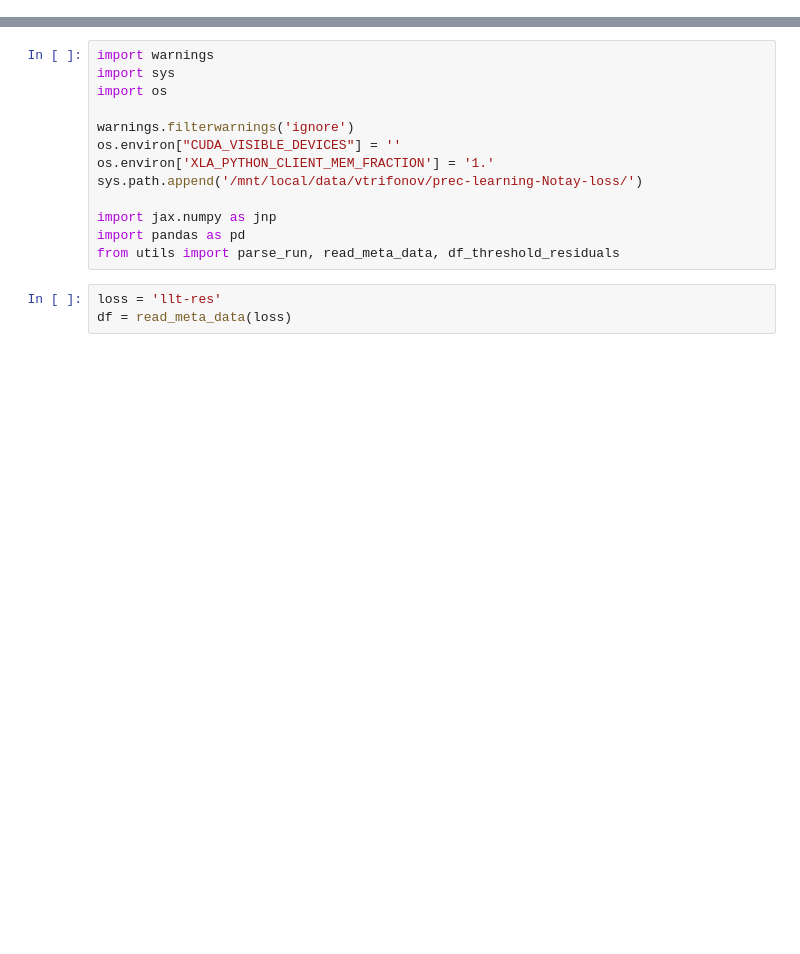
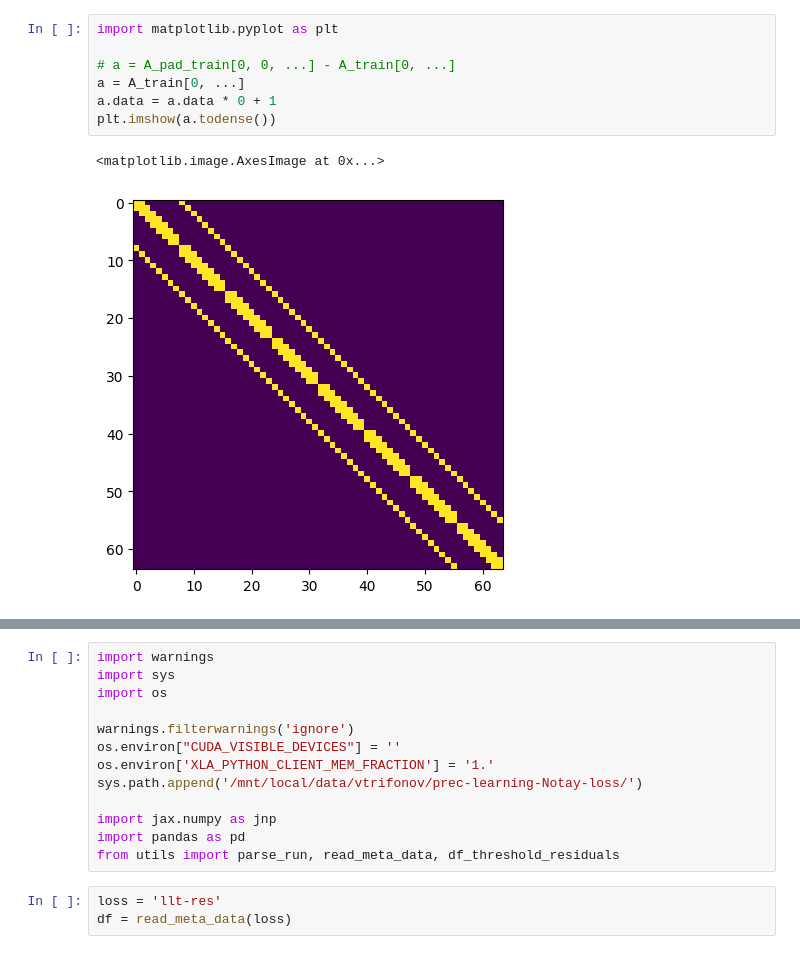
Before and after one commit to vltrifonov/PreCorrector, a Jupyter notebook: experiments/scratch.ipynb, the cells around one changed output, grey strips where cells are left out. Drawn from its saved outputs; the diff is of its cells as text; blank space fills up the shorter version.

```diff
--- a/experiments/scratch.ipynb
+++ b/experiments/scratch.ipynb
@@ -0,0 +139,10 @@
+# %%
+import matplotlib.pyplot as plt
+
+# a = A_pad_train[0, 0, ...] - A_train[0, ...]
+a = A_train[0, ...]
+a.data = a.data * 0 + 1
+plt.imshow(a.todense())
+# %% [output]
+<matplotlib.image.AxesImage at 0x...>
+[figure, added]
```
Also changed, not shown: parts of 9 cells of this notebook, 5 other files.
